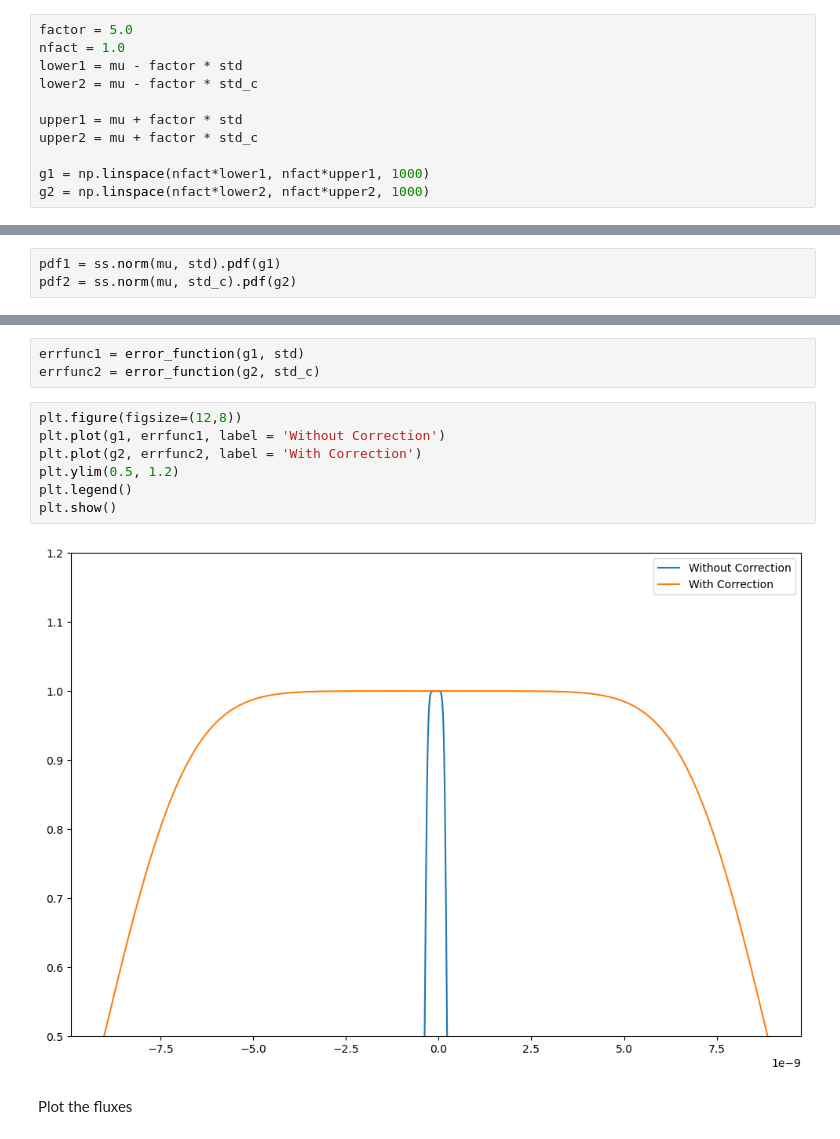
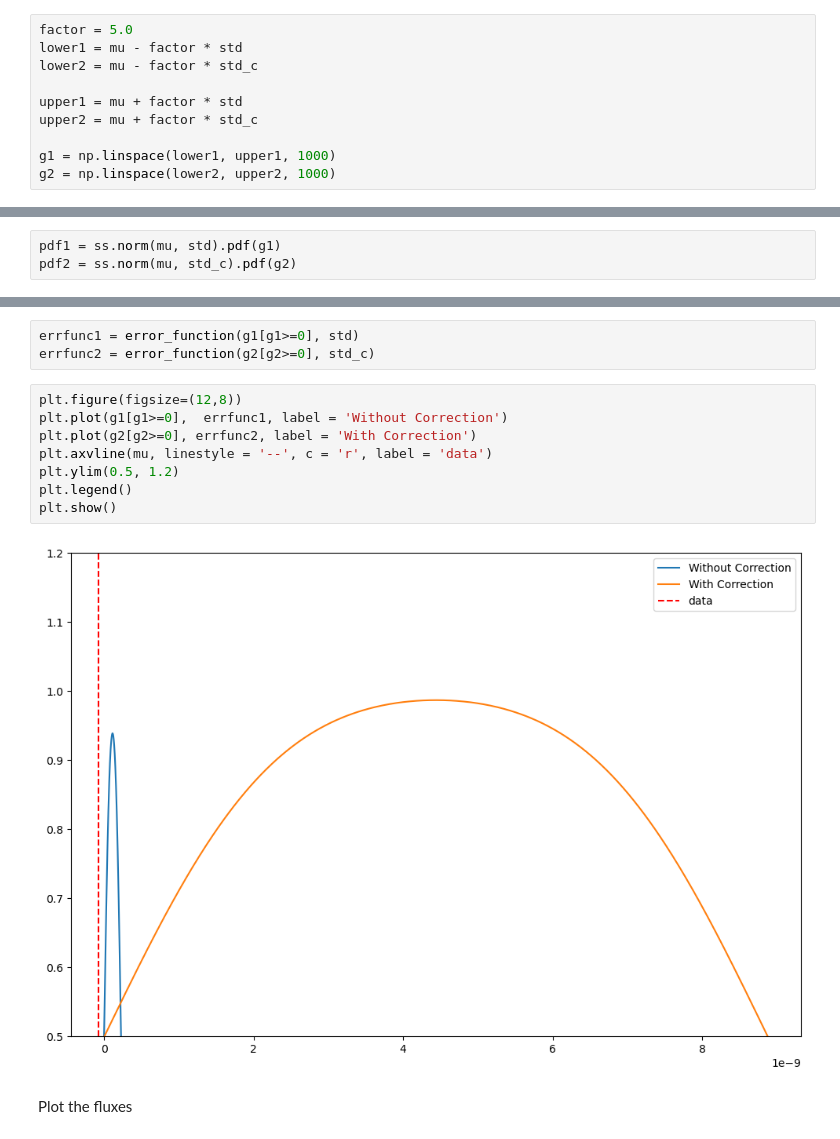
Before and after one commit to Harry45/BHM-nz, a Jupyter notebook: bhm/playground.ipynb, the cells around one changed output, grey strips where cells are left out. Cells and saved outputs as stored; diff of their text form.

```diff
--- a/bhm/playground.ipynb
+++ b/bhm/playground.ipynb
@@ -394,15 +394,14 @@ std_c = testing_fe.values[17, 0]
 std = test_flux_err.values[17, 0]
 # %%
 factor = 5.0
-nfact = 1.0
 lower1 = mu - factor * std
 lower2 = mu - factor * std_c
 
 upper1 = mu + factor * std
 upper2 = mu + factor * std_c
 
-g1 = np.linspace(nfact*lower1, nfact*upper1, 1000)
-g2 = np.linspace(nfact*lower2, nfact*upper2, 1000)
+g1 = np.linspace(lower1, upper1, 1000)
+g2 = np.linspace(lower2, upper2, 1000)
 # %%
 import scipy.stats as ss
 from scipy.special import erf, erfc, erfcx
@@ -430,15 +430,16 @@ plt.show()
 # %%
-errfunc1 = error_function(g1, std)
-errfunc2 = error_function(g2, std_c)
+errfunc1 = error_function(g1[g1>=0], std)
+errfunc2 = error_function(g2[g2>=0], std_c)
 # %%
 plt.figure(figsize=(12,8))
-plt.plot(g1, errfunc1, label = 'Without Correction')
-plt.plot(g2, errfunc2, label = 'With Correction')
+plt.plot(g1[g1>=0],  errfunc1, label = 'Without Correction')
+plt.plot(g2[g2>=0], errfunc2, label = 'With Correction')
+plt.axvline(mu, linestyle = '--', c = 'r', label = 'data')
 plt.ylim(0.5, 1.2)
 plt.legend()
 plt.show()
 # %% [output]
-[figure, old version]
+[figure, new version]
 # %% [markdown]
 Plot the fluxes
 # %%
```
Also changed, not shown: parts of 1 cell of this notebook.
